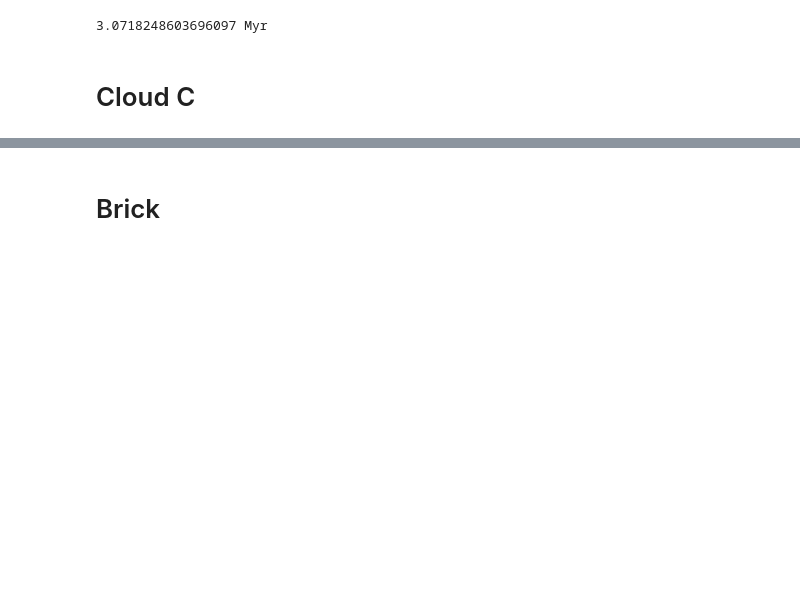
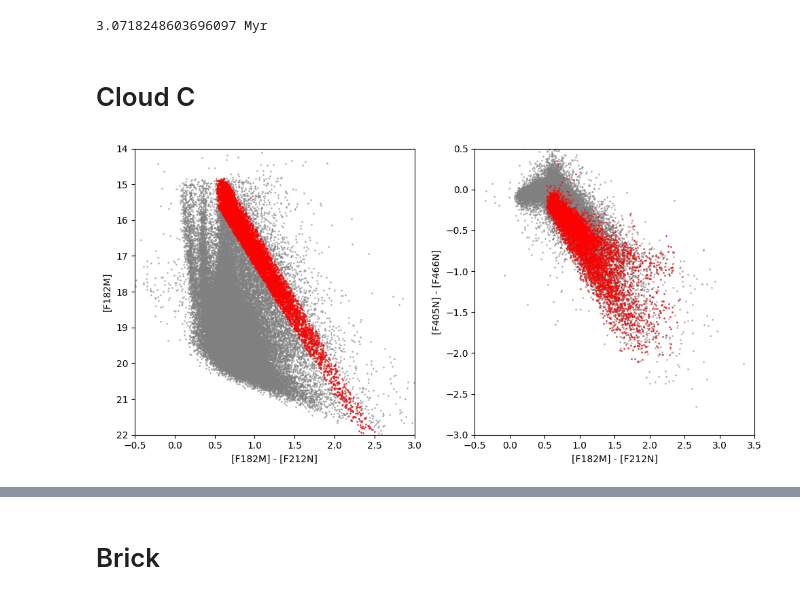
Before and after one commit to SpacialTree/dustridge-cd, a Jupyter notebook: notebooks/gaussian_misture.ipynb, the cells around one changed output, grey strips where cells are left out. Cells and saved outputs as stored; diff of their text form; code cells hidden in the pictures; blank space fills up the shorter version.

```diff
--- a/notebooks/gaussian_misture.ipynb
+++ b/notebooks/gaussian_misture.ipynb
@@ -118,6 +119,23 @@ cat_use.catalog['Av'] = cat_use.get_Av('f182m', 'f212n')
 cat_use.catalog['N(CO)'] = co_map.get_co_ice_column(cat_use, cat_use.catalog['Av'], ext=CT06_MWGC(), ref_band='f405n')
 # %%
 cat_rc = JWSTCatalog(cat_use.catalog[get_rc_sel_mask(cat_use)])
+# %%
+fig = plt.figure(figsize=[10,5])
+ax1 = plt.subplot(121)
+cat_use.plot_CMD('f182m', 'f212n', 'f182m', color='grey', alpha=0.5, s=1, ax=ax1)
+cat_rc.plot_CMD('f182m', 'f212n', 'f182m', color='red', alpha=0.5, s=1, ax=ax1)
+ax1.set_xlim(-0.5, 3)
+ax1.set_ylim(22, 14)
+
+ax2 = plt.subplot(122)
+cat_use.plot_CCD('f182m', 'f212n', 'f405n', 'f466n', color='grey', alpha=0.5, s=1, ax=ax2)
+cat_rc.plot_CCD('f182m', 'f212n', 'f405n', 'f466n', color='red', alpha=0.5, s=1, ax=ax2)
+ax2.set_xlim(-0.5, 3.5)
+ax2.set_ylim(-3, 0.5)
+
+plt.tight_layout()
+# %% [output]
+[figure, added]
 # %%
 fn = '/orange/adamginsburg/jwst/cloudc/images/jw02221-o002_t001_nircam_clear-f405n-merged_i2d.fits'
 hdu = fits.open(fn)
```
Also changed, not shown: parts of 26 cells of this notebook.
